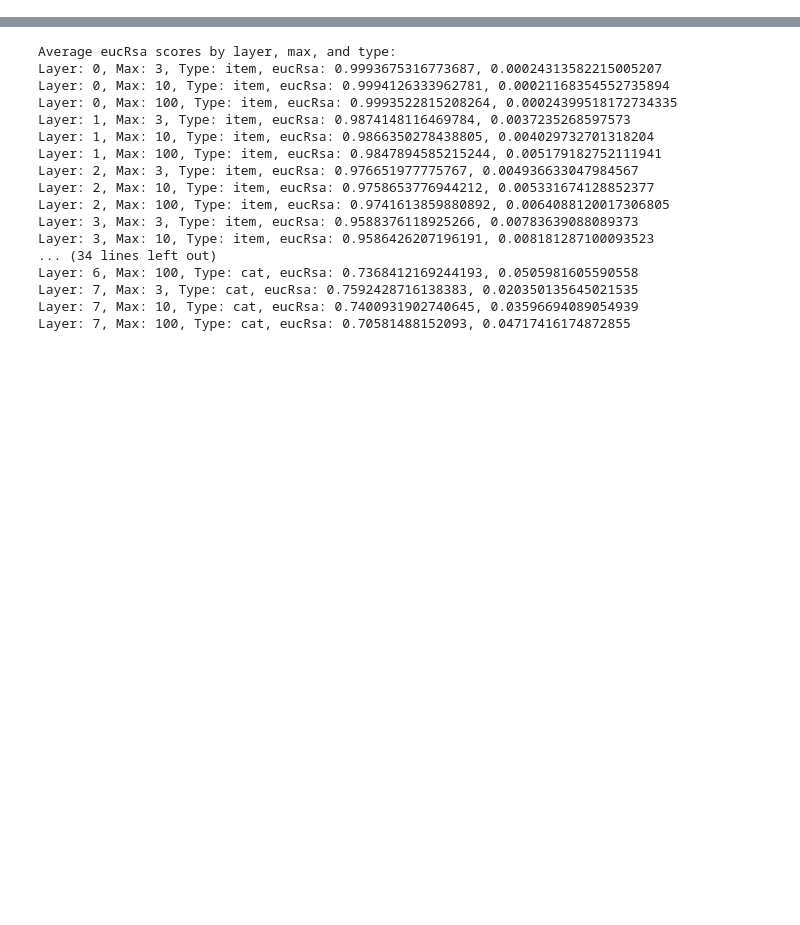
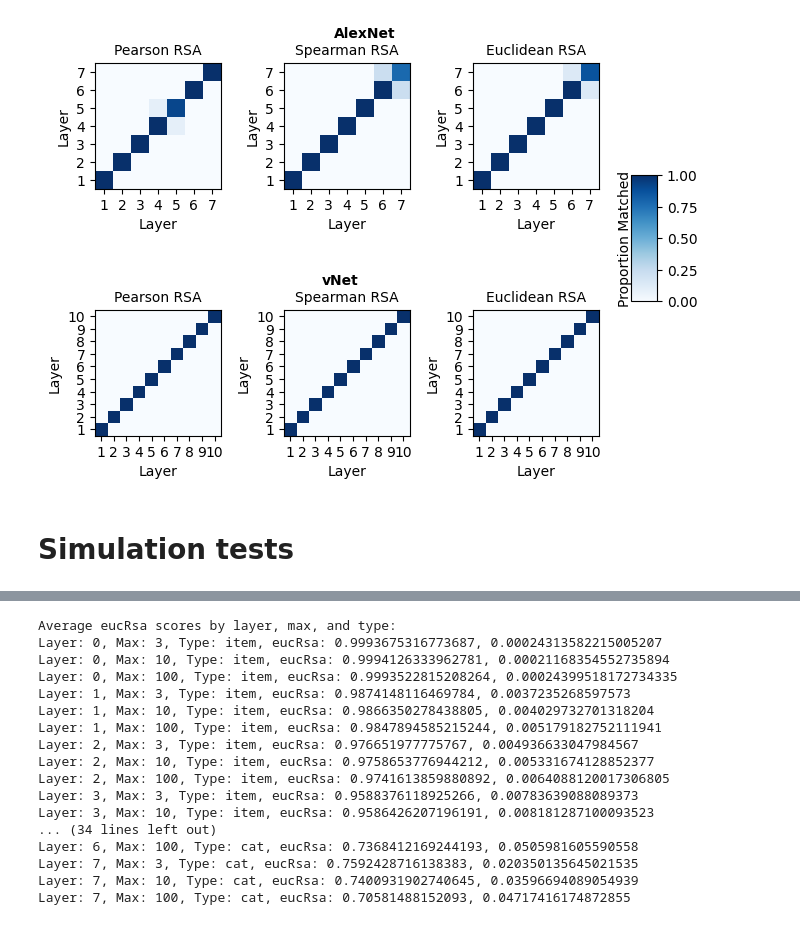
Before and after one commit to VandyCatLab/idvor, a Jupyter notebook: notebooks/Manuscript.ipynb, the cells around one changed output, grey strips where cells are left out. Cells and saved outputs as stored; diff of their text form; code cells hidden in the pictures; blank space fills up the shorter version.

```diff
--- a/notebooks/Manuscript.ipynb
+++ b/notebooks/Manuscript.ipynb
@@ -1414,0 +442,47 @@ pg.anova(data=seedMeans, dv="eucRsa", between=["layer", "seedType"], detailed=Tr
+# %%
+# Plot ecoset models
+# Create a 2x3 grid
+fig, axs = plt.subplots(2, 3, figsize=(6.5, 5.5))
+
+plot_corr(axs[0][0], alexNetPeaRsaConfusion, "Pearson RSA", xlabel=True, ylabel=True)
+plot_corr(axs[0][1], alexNetSpeRsaConfusion, "Spearman RSA", xlabel=True, ylabel=True)
+plot_corr(axs[0][2], alexNetEucRsaConfusion, "Euclidean RSA", xlabel=True, ylabel=True)
+plot_corr(axs[1][0], vNetPeaRsaConfusion, "Pearson RSA", xlabel=True, ylabel=True)
+plot_corr(axs[1][1], vNetSpeRsaConfusion, "Spearman RSA", xlabel=True, ylabel=True)
+plot_corr(axs[1][2], vNetEucRsaConfusion, "Euclidean RSA", xlabel=True, ylabel=True)
+
+# Add colorbar
+cbar_ax = fig.add_axes([0.95, 0.4, 0.04, 0.23])
+fig.colorbar(axs[1][0].images[0], cax=cbar_ax)
+# Add annotation for colorbar
+axs[0][2].annotate(
+    "Proportion Matched",
+    xy=(0.26, 0.5),
+    xytext=(1.15, -0.91),
+    rotation=90,
+    xycoords="axes fraction",
+)
+
+# Add annotation for model names
+axs[0][1].annotate(
+    "AlexNet", xy=(0.5, 1.1), xytext=(0.4, 1.2), xycoords="axes fraction", weight="bold"
+)
+axs[1][1].annotate(
+    "vNet", xy=(0.5, 1.1), xytext=(0.3, 1.2), xycoords="axes fraction", weight="bold"
+)
+
+
+fig.subplots_adjust(wspace=0.5, hspace=0.4)
+
+
+fig.show()
+
+# Export image
+fig.savefig(
+    f"../outputs/masterOutput/manuscriptFigures/ecosetCorrespondence.png",
+    bbox_inches="tight",
+)
+# %% [output]
+[figure, added]
+# %% [markdown]
+# Simulation tests
```
Also changed, not shown: parts of 140 cells of this notebook.
